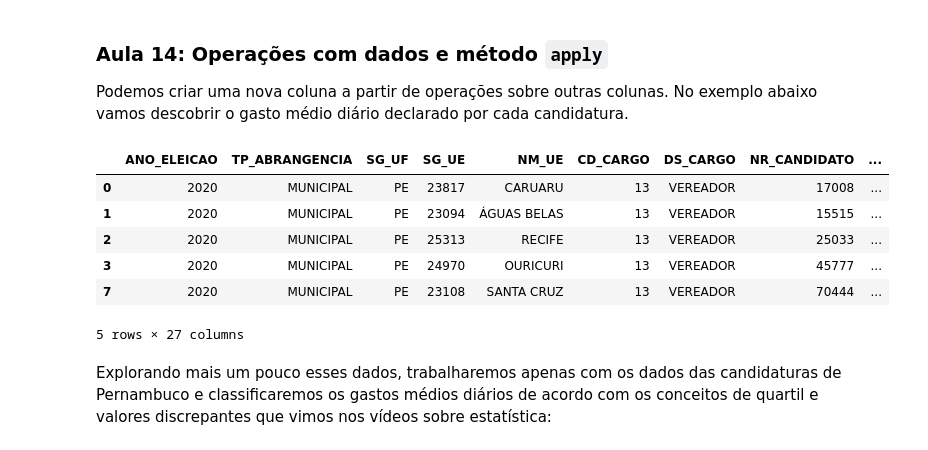
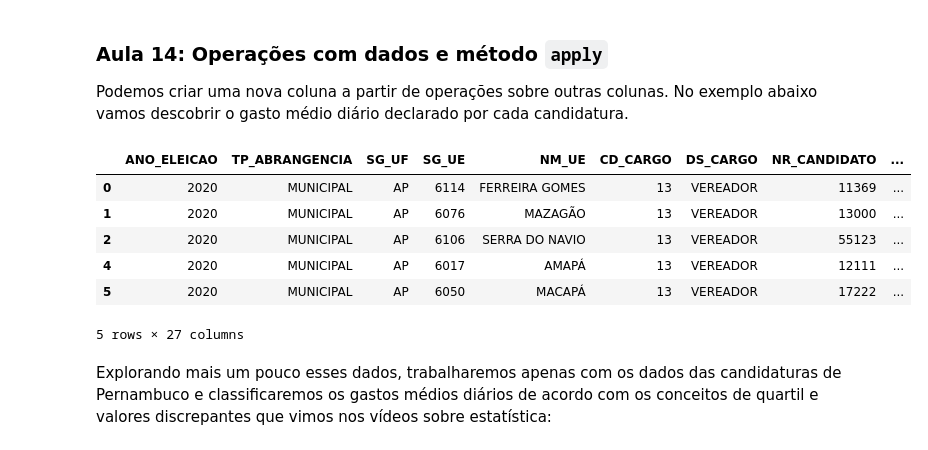
Before and after one commit to escola-de-dados/python-inovacao-civica, a Jupyter notebook: semana_2/estatistica.ipynb, the cells around one changed output. Saved outputs shown, nothing was run; the diff lists cells and outputs as text; code cells hidden in the pictures.

```diff
--- a/semana_2/estatistica.ipynb
+++ b/semana_2/estatistica.ipynb
@@ -24,7 +24,7 @@ dados_pe_rn = ['base_dados/consulta_cand_2020_PE.csv', 'base_dados/consulta_cand
 # %%
 lista_df = []
 
-for dados_estado in dados_pe_rn:
+for dados_estado in dados_ap_pa:
     df_estado = pd.read_csv(dados_estado, sep=';', encoding='latin_1')
     lista_df.append(df_estado)
 # %%
@@ -218,5 +211,5 @@ filtro_linhas = (df_vereadores['CD_SITUACAO_CANDIDATURA'] == 12) & (
     (df_vereadores['DS_DETALHE_SITUACAO_CAND'] == 'DEFERIDO COM RECURSO')
 )
 # %%
-df_vereadores_pe_rn_reduzido_aptas_deferidas_2 = df_vereadores.loc[filtro_linhas, colunas_desejadas]
+df_vereadores_ap_pa_reduzido_aptas_deferidas_2 = df_vereadores.loc[filtro_linhas, colunas_desejadas]
 # %%
@@ -226,5 +219,5 @@ df_vereadores_pe_rn_reduzido_aptas_deferidas_2.shape
 # %%
-df_vereadores_pe_rn = df_vereadores_pe_rn_reduzido_aptas_deferidas_2.copy()
+df_vereadores_ap_pa = df_vereadores_ap_pa_reduzido_aptas_deferidas_2.copy()
 # %% [markdown]
 ## Sua vez, crie um dataframe com apenas os nomes e partidos das pessoas candidatas que se autodeclararam como 'PARDA', 'PRETA' e 'INDÍGENA'
 # %% [markdown]
@@ -271,16 +264,16 @@ df_vereadores_pe_rn_nomes.sort_values(by=['NM_SOCIAL_CANDIDATO', 'NM_CANDIDATO']
 Podemos criar uma nova coluna a partir de operações sobre outras colunas. No exemplo abaixo vamos descobrir o gasto médio diário declarado por cada candidatura.
 # %%
 total_dias_campanha = 45
-df_vereadores_pe_rn['GASTO_DIARIO'] = df_vereadores_pe_rn['VR_DESPESA_MAX_CAMPANHA'] / total_dias_campanha
+df_vereadores_ap_pa['GASTO_DIARIO'] = df_vereadores_ap_pa['VR_DESPESA_MAX_CAMPANHA'] / total_dias_campanha
 # %%
-df_vereadores_pe_rn.head()
+df_vereadores_ap_pa.head()
 # %% [output]
 |  | ANO_ELEICAO | TP_ABRANGENCIA | SG_UF | SG_UE | NM_UE | CD_CARGO | DS_CARGO | NR_CANDIDATO | ... |
-| 0 | 2020 | MUNICIPAL | PE | 23817 | CARUARU | 13 | VEREADOR | 17008 | ... |
-| 1 | 2020 | MUNICIPAL | PE | 23094 | ÁGUAS BELAS | 13 | VEREADOR | 15515 | ... |
-| 2 | 2020 | MUNICIPAL | PE | 25313 | RECIFE | 13 | VEREADOR | 25033 | ... |
-| 3 | 2020 | MUNICIPAL | PE | 24970 | OURICURI | 13 | VEREADOR | 45777 | ... |
-| 7 | 2020 | MUNICIPAL | PE | 23108 | SANTA CRUZ | 13 | VEREADOR | 70444 | ... |
+| 0 | 2020 | MUNICIPAL | AP | 6114 | FERREIRA GOMES | 13 | VEREADOR | 11369 | ... |
+| 1 | 2020 | MUNICIPAL | AP | 6076 | MAZAGÃO | 13 | VEREADOR | 13000 | ... |
+| 2 | 2020 | MUNICIPAL | AP | 6106 | SERRA DO NAVIO | 13 | VEREADOR | 55123 | ... |
+| 4 | 2020 | MUNICIPAL | AP | 6017 | AMAPÁ | 13 | VEREADOR | 12111 | ... |
+| 5 | 2020 | MUNICIPAL | AP | 6050 | MACAPÁ | 13 | VEREADOR | 17222 | ... |
 5 rows × 27 columns
 # %% [markdown]
 Explorando mais um pouco esses dados, trabalharemos apenas com os dados das candidaturas de Pernambuco e classificaremos os gastos médios diários de acordo com os conceitos de quartil e valores discrepantes que vimos nos vídeos sobre estatística:
```
Also changed, not shown: parts of 36 cells of this notebook, 1 other file.
